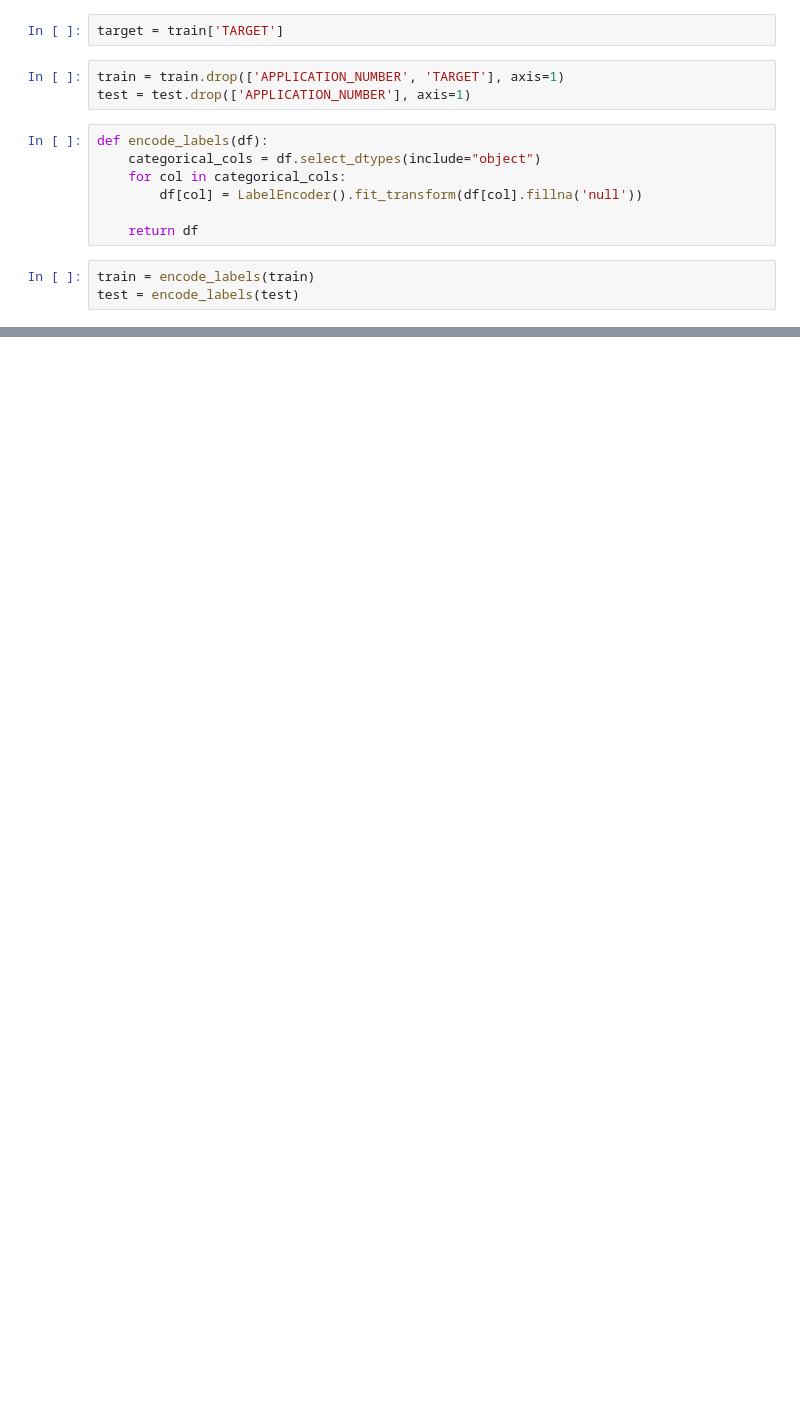
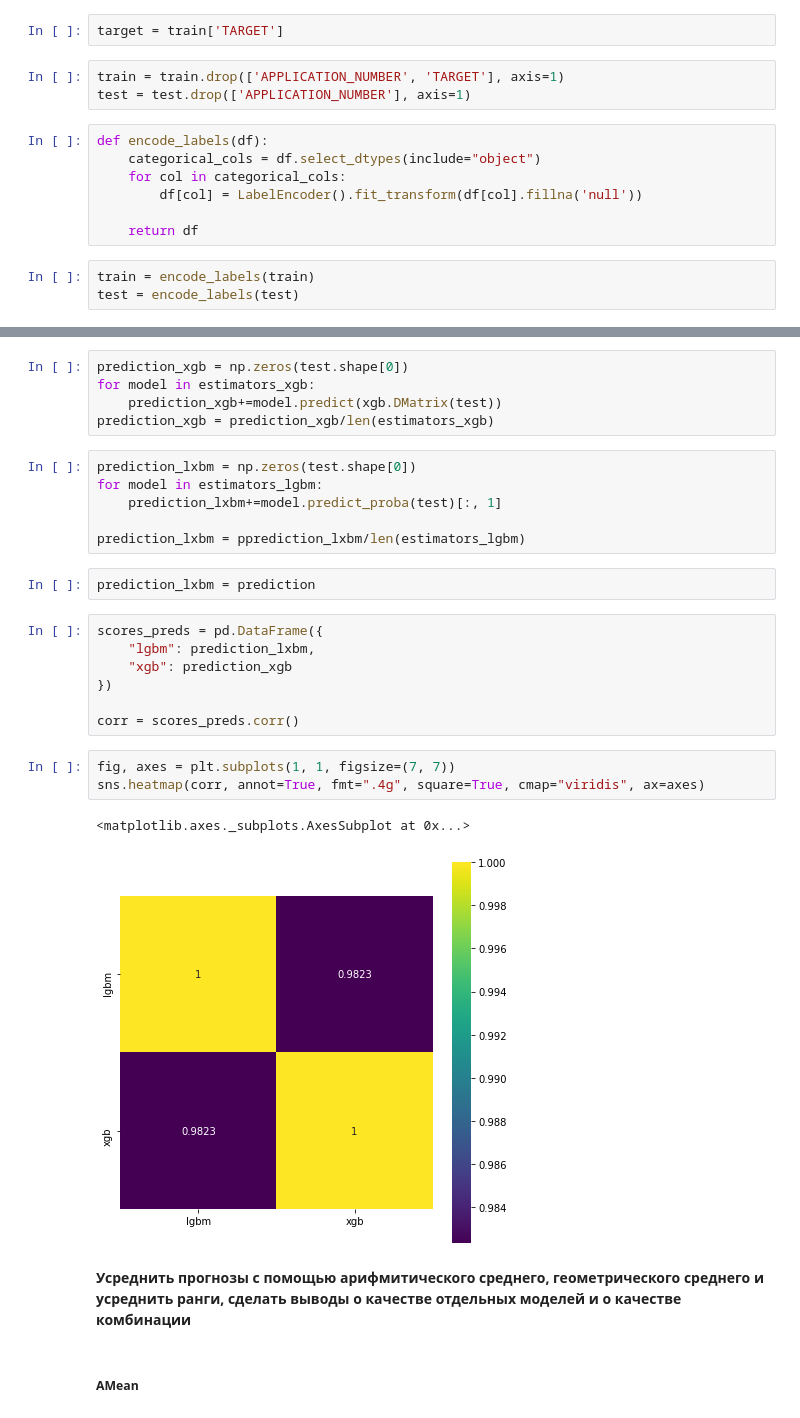
Before and after one commit to lyutovad/GU_DA_Kaggle, a Jupyter notebook: Homeworks/Homework7.ipynb, the cells around one changed output, grey strips where cells are left out. Drawn from its saved outputs; the diff is of its cells as text; blank space fills up the shorter version.

```diff
--- a/Homeworks/Homework7.ipynb
+++ b/Homeworks/Homework7.ipynb
@@ -244,0 +294,30 @@ OOF-score = 0.7015
+# %%
+prediction_xgb = np.zeros(test.shape[0])
+for model in estimators_xgb:
+    prediction_xgb+=model.predict(xgb.DMatrix(test))
+prediction_xgb = prediction_xgb/len(estimators_xgb)
+# %%
+prediction_lxbm = np.zeros(test.shape[0])
+for model in estimators_lgbm:
+    prediction_lxbm+=model.predict_proba(test)[:, 1]
+
+prediction_lxbm = pprediction_lxbm/len(estimators_lgbm)
+# %%
+prediction_lxbm = prediction
+# %%
+scores_preds = pd.DataFrame({
+    "lgbm": prediction_lxbm,
+    "xgb": prediction_xgb
+})
+
+corr = scores_preds.corr()
+# %%
+fig, axes = plt.subplots(1, 1, figsize=(7, 7))
+sns.heatmap(corr, annot=True, fmt=".4g", square=True, cmap="viridis", ax=axes)
+# %% [output]
+<matplotlib.axes._subplots.AxesSubplot at 0x...>
+[figure, added]
+# %% [markdown]
+**Усреднить прогнозы с помощью арифмитического среднего, геометрического среднего и усреднить ранги, сделать выводы о качестве отдельных моделей и о качестве комбинации**
+# %% [markdown]
+##### AMean
```
Also changed, not shown: parts of 49 cells of this notebook.
